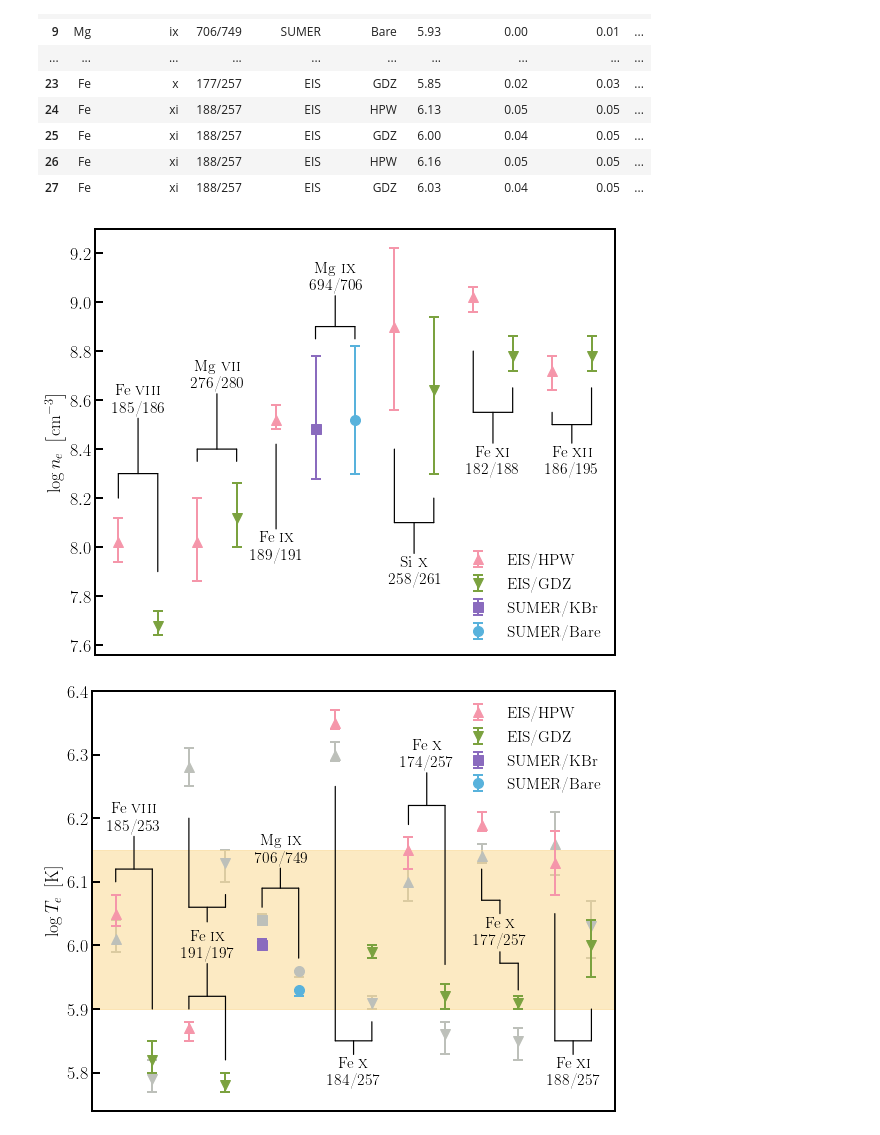
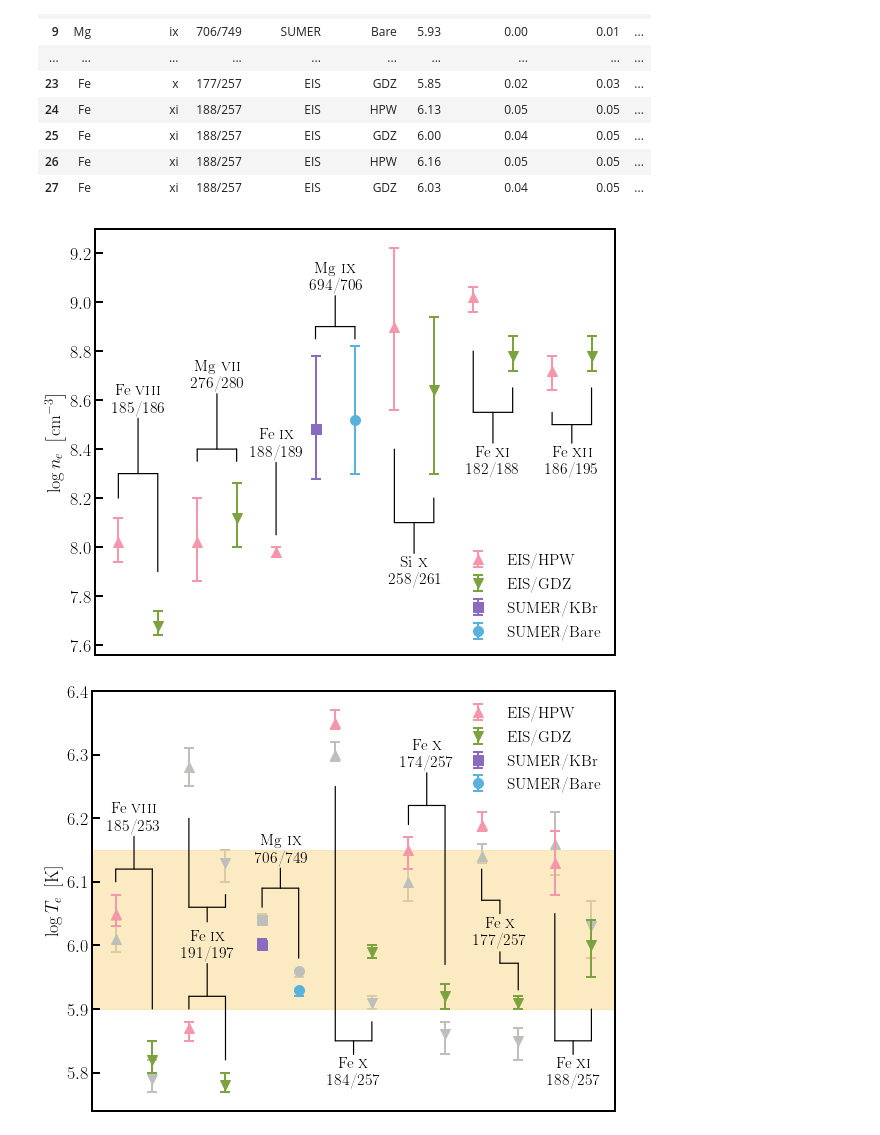
Before and after one commit to yjzhu-solar/EIS_SUMER_PCH_Ti, a Jupyter notebook: ipynb/paper/Te_Ne_diag.ipynb, the cells around one changed output. Saved outputs shown, nothing was run; the diff lists cells and outputs as text; code cells hidden in the pictures.

```diff
--- a/ipynb/paper/Te_Ne_diag.ipynb
+++ b/ipynb/paper/Te_Ne_diag.ipynb
@@ -14,7 +14,7 @@ import pandas as pd
 import cmcrameri.cm as cmcm
 import juanfit
 # %%
-df_Ne = pd.read_excel("../../save/Ne_Te_diag.xlsx",sheet_name="Ne")
+df_Ne = pd.read_excel("../../save/Ne_Te_diag_v2.xlsx",sheet_name="Ne")
 df_Ne
 # %% [output]
 |  | ion | charge_state | line_pair | instrument | calibration | logNe | logNe_up_err | logNe_low_err | ... |
@@ -88,32 +88,32 @@ for ii, row in df_Ne.iterrows():
     fmt=markers[row["instrument"]][row["calibration"]],elinewidth=2,capsize=5,capthick=2,label=row["instrument"]+"/"+row["calibration"])
 
     if ii in [0,1,5,6]:
         leg.append(ln)
 
 fork_annotate(ax,"Fe \\textsc{viii}\n 185/186",(0.5,8.6),(0.5,8.3),((0,8.2),(1,7.9)),
 arrowprops=dict(edgecolor="black",arrowstyle="-",lw=1.2,shrinkA=0,shrinkB=0),ha="center",va="center",fontsize=16)
 fork_annotate(ax,"Mg \\textsc{vii}\n 276/280",(2.5,8.7),(2.5,8.4),((2,8.35),(3,8.35)),
 arrowprops=dict(edgecolor="black",arrowstyle="-",lw=1.2,shrinkA=0,shrinkB=0),ha="center",va="center",fontsize=16)
-ax.annotate("Fe \\textsc{ix} \n 189/191",(4,8.42),(4,8.0),ha="center",va="center",fontsize=16,
+ax.annotate("Fe \\textsc{ix} \n 188/189",(4,8.05),(4,8.42),ha="center",va="center",fontsize=16,
 arrowprops=dict(edgecolor="black",arrowstyle="-",lw=1.2,shrinkA=0,shrinkB=0))
 fork_annotate(ax,"Mg \\textsc{ix}\n 694/706",(5.5,9.1),(5.5,8.9),((5,8.85),(6,8.85)),
 arrowprops=dict(edgecolor="black",arrowstyle="-",lw=1.2,shrinkA=0,shrinkB=0),ha="center",va="center",fontsize=16)
 fork_annotate(ax,"Si \\textsc{x}\n 258/261",(7.5,7.9),(7.5,8.1),((7,8.4),(8,8.2)),
 arrowprops=dict(edgecolor="black",arrowstyle="-",lw=1.2,shrinkA=0,shrinkB=0),ha="center",va="center",fontsize=16)
 fork_annotate(ax,"Fe \\textsc{xi}\n 182/188",(9.5,8.35),(9.5,8.55),((9,8.8),(10,8.65)),
 arrowprops=dict(edgecolor="black",arrowstyle="-",lw=1.2,shrinkA=0,shrinkB=0),ha="center",va="center",fontsize=16)
 fork_annotate(ax,"Fe \\textsc{xii}\n 186/195",(11.5,8.35),(11.5,8.5),((11,8.55),(12,8.65)),
 arrowprops=dict(edgecolor="black",arrowstyle="-",lw=1.2,shrinkA=0,shrinkB=0),ha="center",va="center",fontsize=16)
 
 ax.tick_params(labelsize=18)
 ax.tick_params(which="major",width=2,length=8,direction="in")
 ax.set_ylabel(r"$\log n_e\ \left[\mathrm{cm^{-3}}\right]$",fontsize=18)
 ax.set_xticks(())
 ax.legend(leg,[leg_.get_label() for leg_ in leg],loc = 'lower right',fontsize = 16,frameon=False)
 plt.savefig(fname="../../figs/ms/Ne_diag.pdf",format="pdf")
 #ax.set_xticklabels(['zero','one','two'])
 # %% [output]
-[figure, old version]
+[figure, new version]
 # %%
 fig, ax = plt.subplots(figsize=(8,6),constrained_layout=True)
 #colors = {"EIS":{"HPW":cmcm.batlow(0.75),"GDZ":cmcm.batlow(0.2)},"SUMER":{"KBr":cmcm.batlow(0.4),"Bare":cmcm.batlow(1)}}
```
Also changed, not shown: parts of 5 cells of this notebook, 16 other files.
